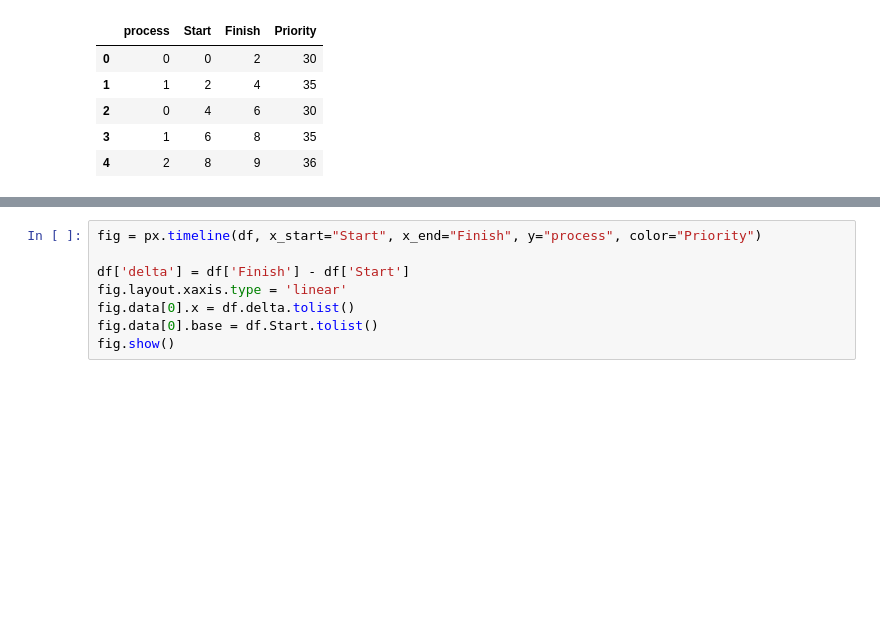
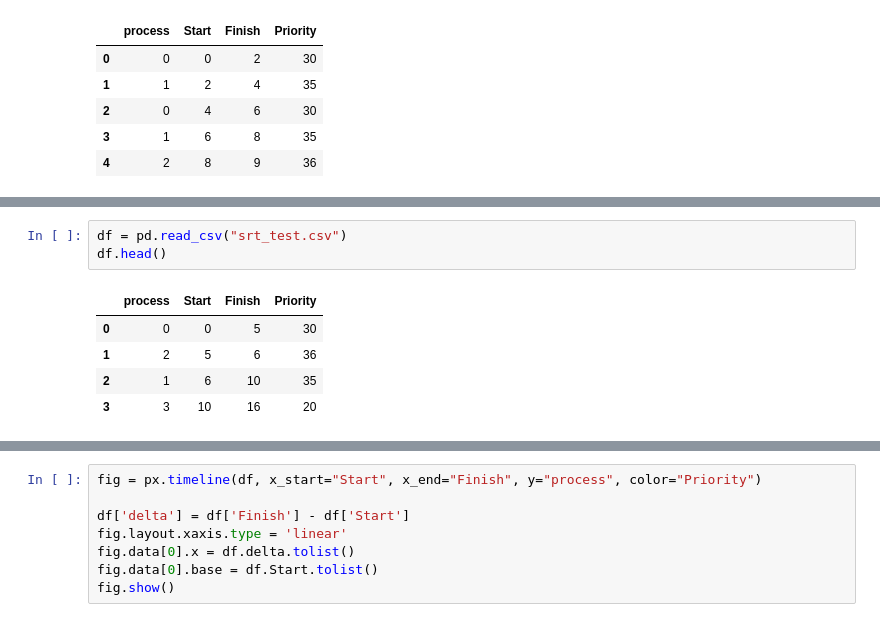
Before and after one commit to al-jisal/CS337-OperatingSystems, a Jupyter notebook: Project02/Scheduling_Analyses2.ipynb, the cells around one changed output, grey strips where cells are left out. Cells and saved outputs as stored; diff of their text form; blank space fills up the shorter version.

```diff
--- a/Project02/Scheduling_Analyses2.ipynb
+++ b/Project02/Scheduling_Analyses2.ipynb
@@ -59,0 +108,9 @@ RR has an average turnaround time of 8.0
+# %%
+df = pd.read_csv("srt_test.csv")
+df.head()
+# %% [output]
+|  | process | Start | Finish | Priority |
+| 0 | 0 | 0 | 5 | 30 |
+| 1 | 2 | 5 | 6 | 36 |
+| 2 | 1 | 6 | 10 | 35 |
+| 3 | 3 | 10 | 16 | 20 |
```
Also changed, not shown: parts of 9 cells of this notebook.
